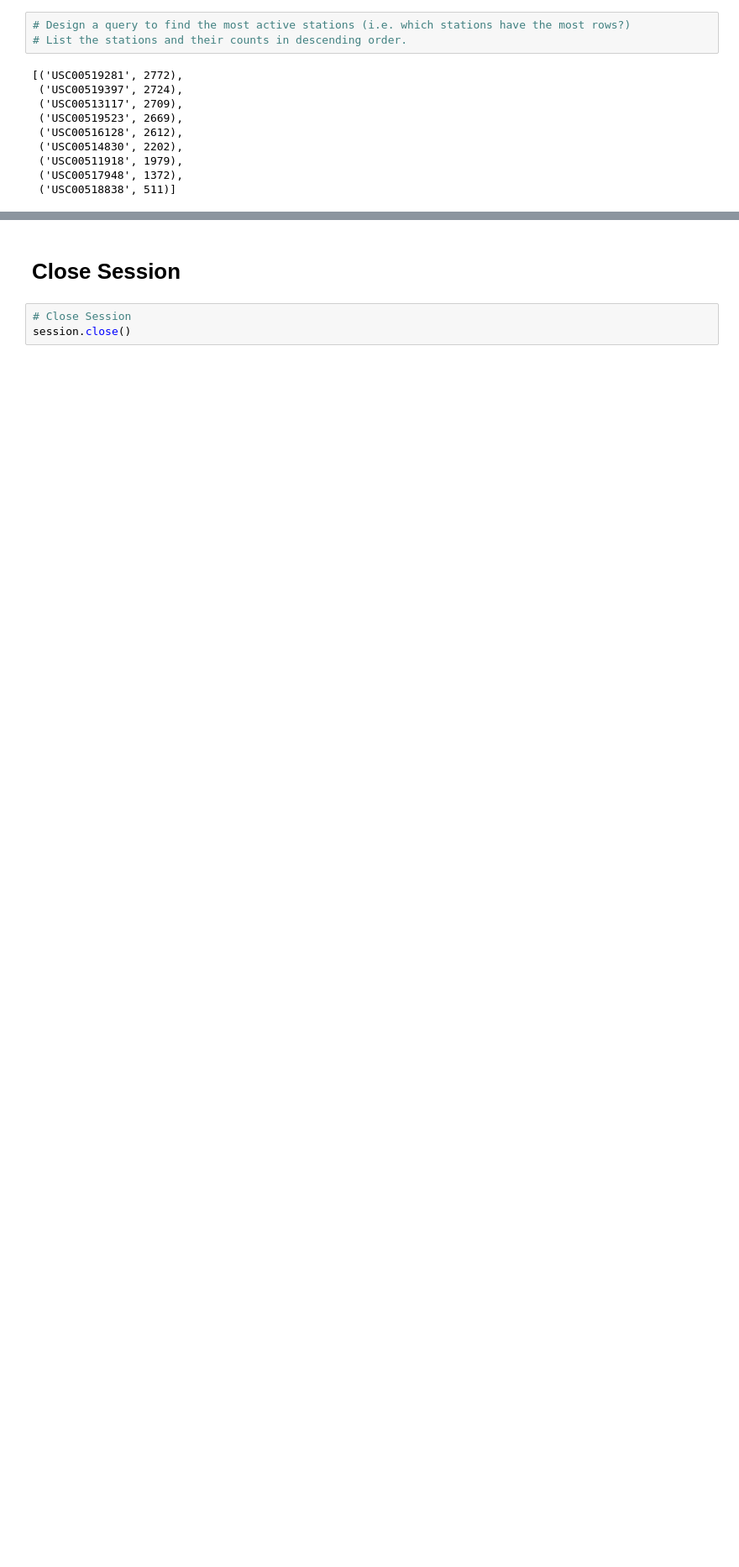
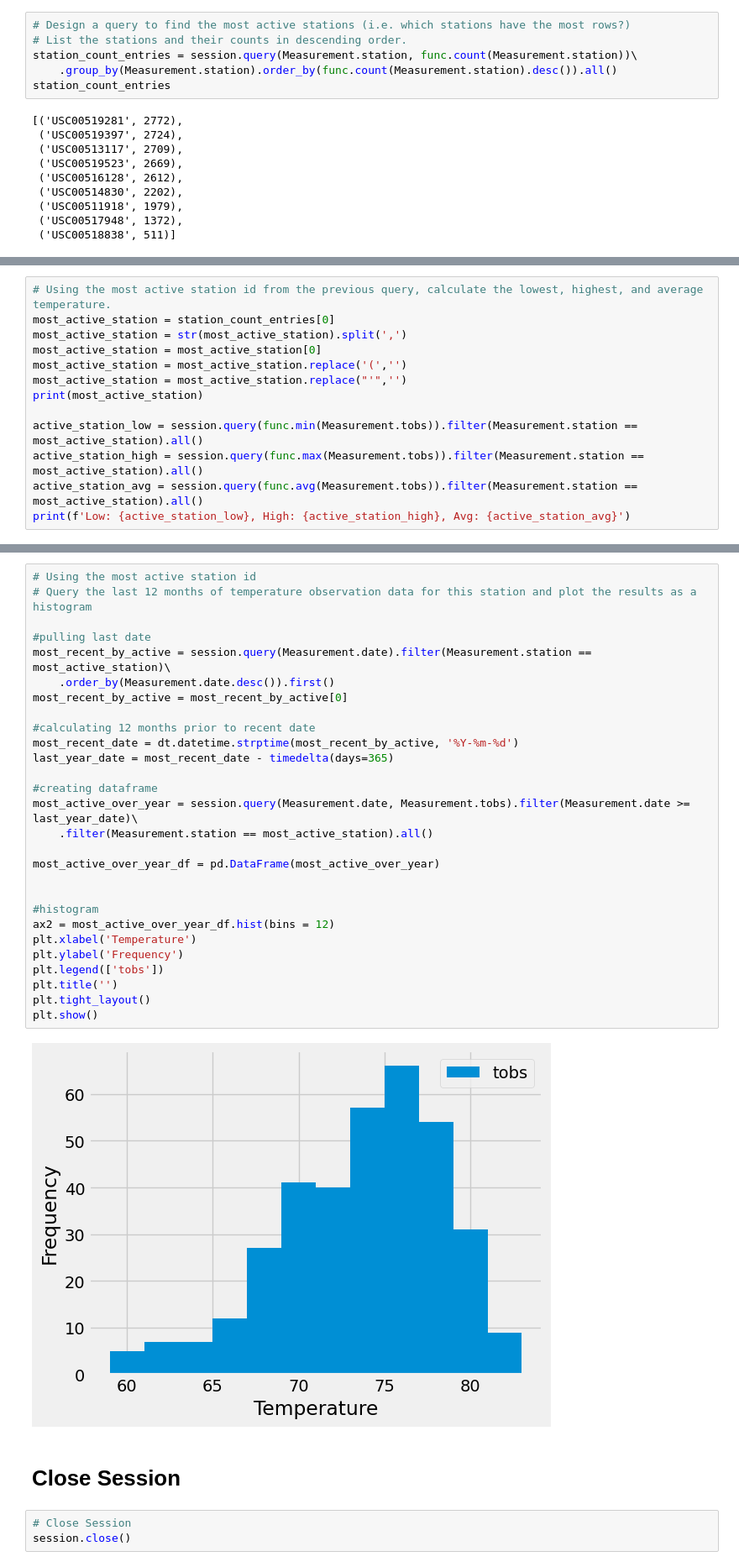
Before and after one commit to derekdbates/sqlalchemy-challenge, a Jupyter notebook: climate_starter.ipynb, the cells around one changed output, grey strips where cells are left out. Shown at 84% size. Cells and saved outputs as stored; diff of their text form; blank space fills up the shorter version.

```diff
--- a/climate_starter.ipynb
+++ b/climate_starter.ipynb
@@ -124,6 +127,9 @@ over_last_year_prcp_df.describe()
 # %%
 # Design a query to find the most active stations (i.e. which stations have the most rows?)
 # List the stations and their counts in descending order.
+station_count_entries = session.query(Measurement.station, func.count(Measurement.station))\
+    .group_by(Measurement.station).order_by(func.count(Measurement.station).desc()).all()
+station_count_entries
 # %% [output]
 [('USC00519281', 2772),
  ('USC00519397', 2724),
@@ -146,0 +143,13 @@ Text(0.5, 4.183333333333314, 'Temperature')
+# %%
+# Using the most active station id from the previous query, calculate the lowest, highest, and average temperature.
+most_active_station = station_count_entries[0]
+most_active_station = str(most_active_station).split(',')
+most_active_station = most_active_station[0]
+most_active_station = most_active_station.replace('(','')
+most_active_station = most_active_station.replace("'",'')
+print(most_active_station)
+
+active_station_low = session.query(func.min(Measurement.tobs)).filter(Measurement.station == most_active_station).all()
+active_station_high = session.query(func.max(Measurement.tobs)).filter(Measurement.station == most_active_station).all()
+active_station_avg = session.query(func.avg(Measurement.tobs)).filter(Measurement.station == most_active_station).all()
+print(f'Low: {active_station_low}, High: {active_station_high}, Avg: {active_station_avg}')
@@ -147,3 +159,33 @@ Text(0.5, 4.183333333333314, 'Temperature')
+# %%
+# Using the most active station id
+# Query the last 12 months of temperature observation data for this station and plot the results as a histogram
+
+#pulling last date
+most_recent_by_active = session.query(Measurement.date).filter(Measurement.station == most_active_station)\
+    .order_by(Measurement.date.desc()).first()
+most_recent_by_active = most_recent_by_active[0]
+
+#calculating 12 months prior to recent date
+most_recent_date = dt.datetime.strptime(most_recent_by_active, '%Y-%m-%d')
+last_year_date = most_recent_date - timedelta(days=365)
+
+#creating dataframe
+most_active_over_year = session.query(Measurement.date, Measurement.tobs).filter(Measurement.date >= last_year_date)\
+    .filter(Measurement.station == most_active_station).all()
+
+most_active_over_year_df = pd.DataFrame(most_active_over_year)
+
+
+#histogram
+ax2 = most_active_over_year_df.hist(bins = 12)
+plt.xlabel('Temperature')
+plt.ylabel('Frequency')
+plt.legend(['tobs'])
+plt.title('')
+plt.tight_layout()
+plt.show()
+# %% [output]
+[figure, added]
 # %% [markdown]
 # Close Session
 # %%
```
Also changed, not shown: parts of 5 cells of this notebook.
